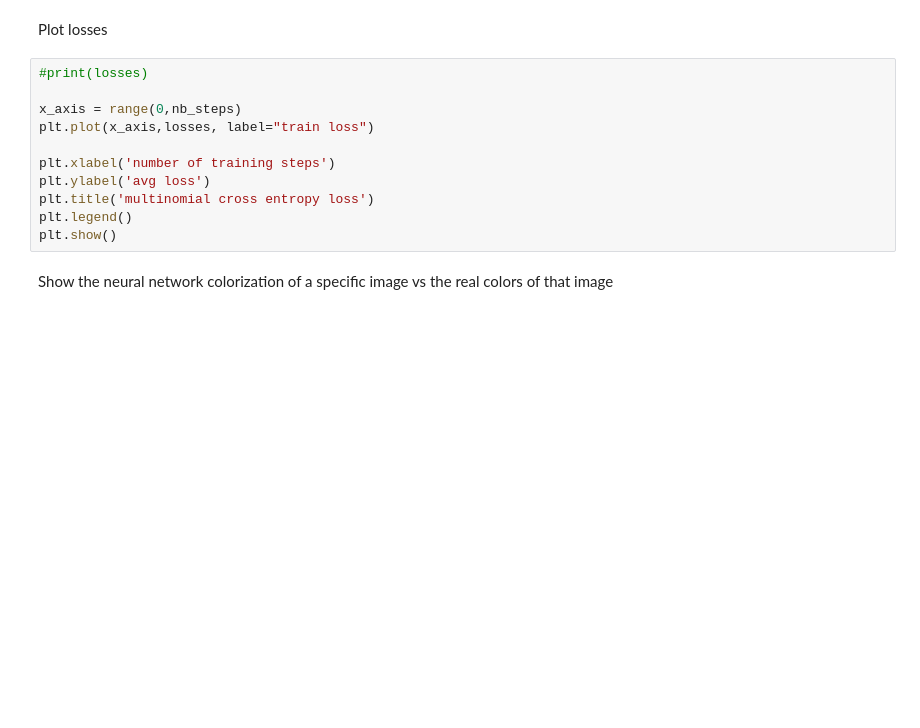
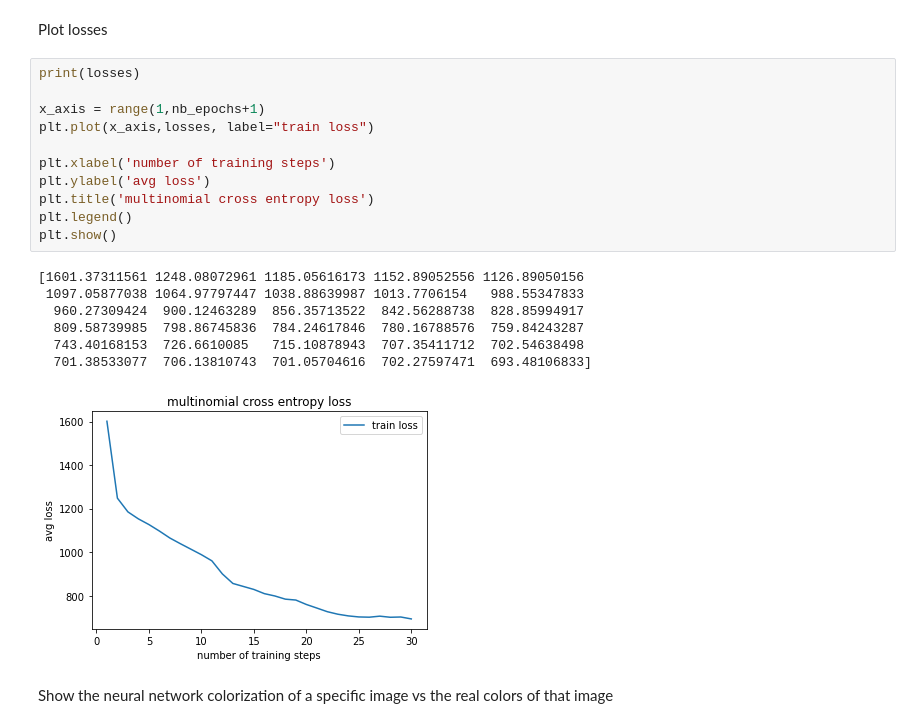
Before and after one commit to AurelienBernardP/DL-image-colorization, a Jupyter notebook: image-colorization.ipynb, the cells around one changed output. Cells and saved outputs as stored; diff of their text form; blank space fills up the shorter version.

```diff
--- a/image-colorization.ipynb
+++ b/image-colorization.ipynb
@@ -626,16 +630,24 @@ KeyboardInterrupt:
 # %% [markdown]
 Plot losses
 # %%
-#print(losses)
+print(losses)
 
-x_axis = range(0,nb_steps)
+x_axis = range(1,nb_epochs+1)
 plt.plot(x_axis,losses, label="train loss")
 
 plt.xlabel('number of training steps')
 plt.ylabel('avg loss')
 plt.title('multinomial cross entropy loss')
 plt.legend()
 plt.show()
+# %% [output]
+[1601.37311561 1248.08072961 1185.05616173 1152.89052556 1126.89050156
+ 1097.05877038 1064.97797447 1038.88639987 1013.7706154   988.55347833
+  960.27309424  900.12463289  856.35713522  842.56288738  828.85994917
+  809.58739985  798.86745836  784.24617846  780.16788576  759.84243287
+  743.40168153  726.6610085   715.10878943  707.35411712  702.54638498
+  701.38533077  706.13810743  701.05704616  702.27597471  693.48106833]
+[figure, added]
 # %% [markdown]
 Show the neural network colorization of a specific image vs the real colors of that image
 # %%
```
Also changed, not shown: parts of 2 cells of this notebook, 1 other file.
